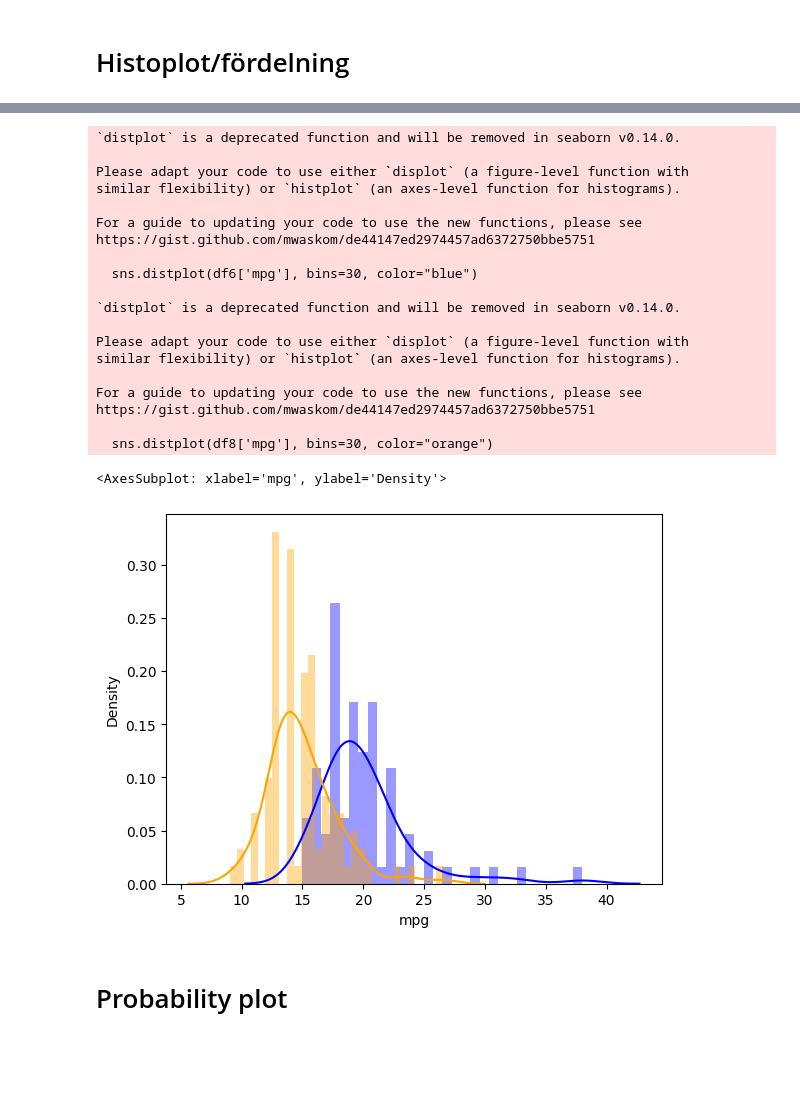
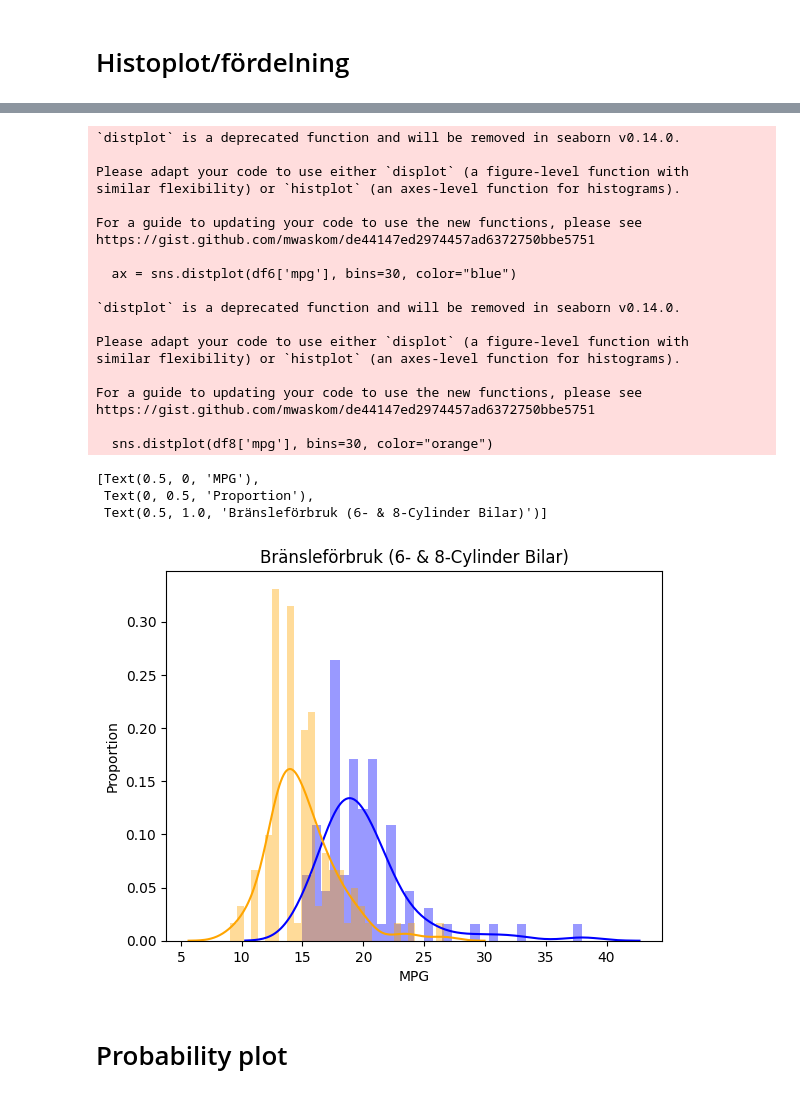
Before and after one commit to Danneftw1/Statistik, a Jupyter notebook: Inlämning.ipynb, the cells around one changed output, grey strips where cells are left out. Drawn from its saved outputs; the diff is of its cells as text; code cells hidden in the pictures; blank space fills up the shorter version.

```diff
--- a/Inlämning.ipynb
+++ b/Inlämning.ipynb
@@ -72,29 +77,32 @@ https://gist.github.com/mwaskom/de44147ed2974457ad6372750bbe5751
 # %%
 # Samma som ovan
-sns.distplot(df6['mpg'], bins=30, color="blue")
+ax = sns.distplot(df6['mpg'], bins=30, color="blue")
 sns.distplot(df8['mpg'], bins=30, color="orange")
+ax.set(xlabel="MPG", ylabel="Proportion", title="Bränsleförbruk (6- & 8-Cylinder Bilar)")
 # %% [output]
 `distplot` is a deprecated function and will be removed in seaborn v0.14.0.
 
 Please adapt your code to use either `displot` (a figure-level function with
 similar flexibility) or `histplot` (an axes-level function for histograms).
 
 For a guide to updating your code to use the new functions, please see
 https://gist.github.com/mwaskom/de44147ed2974457ad6372750bbe5751
 
-  sns.distplot(df6['mpg'], bins=30, color="blue")
+  ax = sns.distplot(df6['mpg'], bins=30, color="blue")
 
 `distplot` is a deprecated function and will be removed in seaborn v0.14.0.
 
 Please adapt your code to use either `displot` (a figure-level function with
 similar flexibility) or `histplot` (an axes-level function for histograms).
 
 For a guide to updating your code to use the new functions, please see
 https://gist.github.com/mwaskom/de44147ed2974457ad6372750bbe5751
 
   sns.distplot(df8['mpg'], bins=30, color="orange")
-<AxesSubplot: xlabel='mpg', ylabel='Density'>
+[Text(0.5, 0, 'MPG'),
+ Text(0, 0.5, 'Proportion'),
+ Text(0.5, 1.0, 'Bränsleförbruk (6- & 8-Cylinder Bilar)')]
-[figure, old version]
+[figure, new version]
 # %% [markdown]
 # Probability plot
 # %%
```
Also changed, not shown: parts of 6 cells of this notebook.
